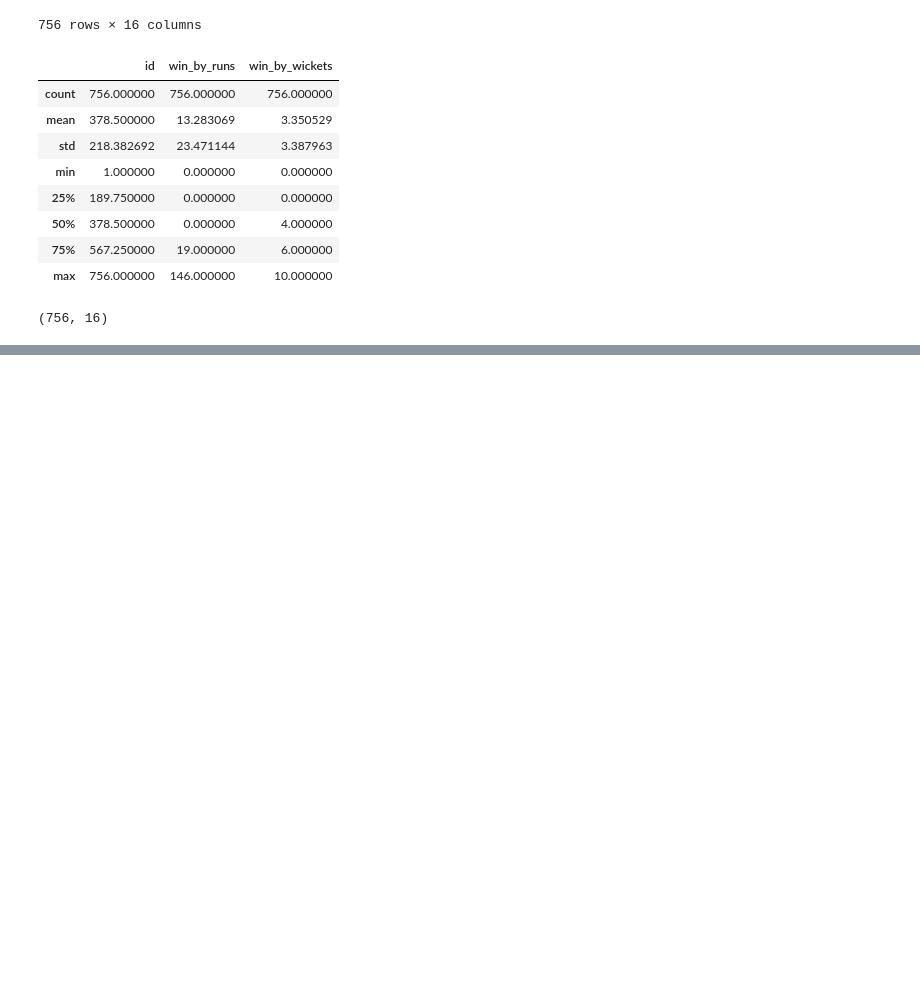
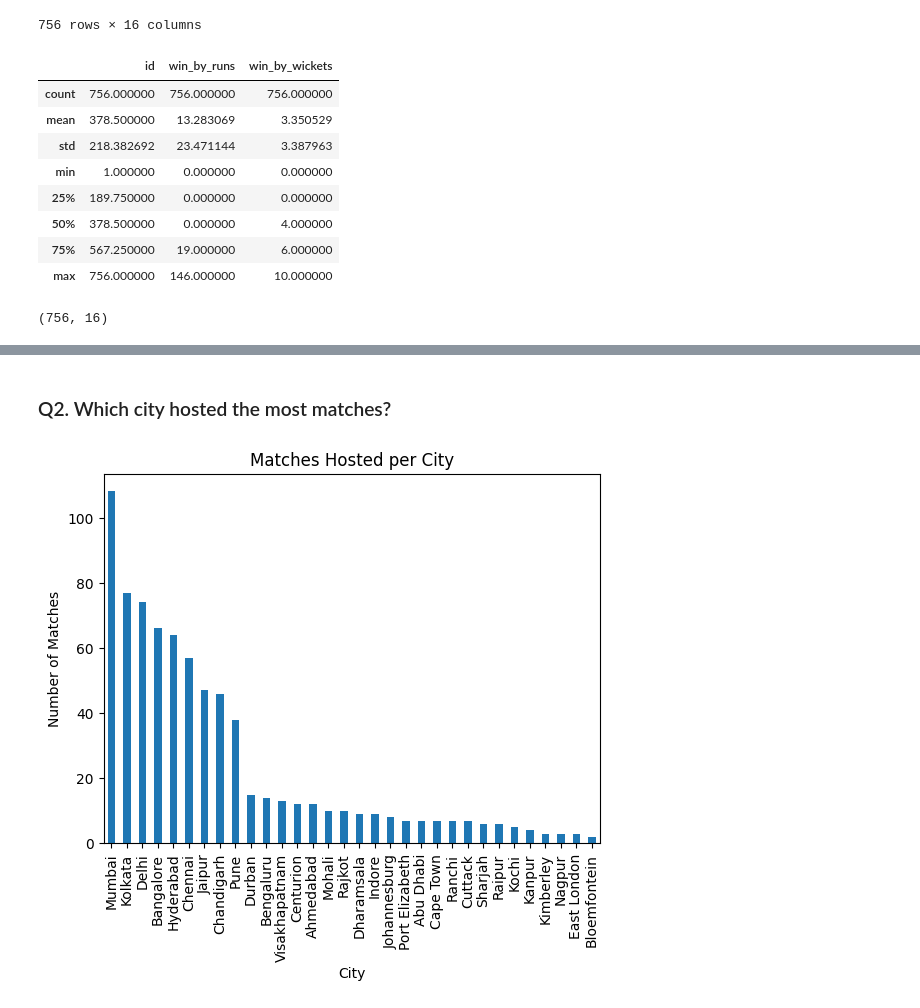
Before and after one commit to lukhi-laksh/Collage, a Jupyter notebook: Sem-1/Data Science/Project-1/Project_1.ipynb, the cells around one changed output, grey strips where cells are left out. Cells and saved outputs as stored; diff of their text form; code cells hidden in the pictures; blank space fills up the shorter version.

```diff
--- a/Sem-1/Data Science/Project-1/Project_1.ipynb
+++ b/Sem-1/Data Science/Project-1/Project_1.ipynb
@@ -145,0 +161,12 @@ df.shape
+# %% [markdown]
+### Q2. Which city hosted the most matches?
+# %%
+city_counts = df['city'].value_counts()
+city_counts.plot(kind='bar')
+plt.xlabel('City')
+plt.ylabel('Number of Matches')
+plt.title('Matches Hosted per City')
+plt.savefig("1.png",  bbox_inches="tight", dpi = 300, transparent=True)
+plt.show()
+# %% [output]
+[figure, added]
```
Also changed, not shown: parts of 27 cells of this notebook, 1 other file.
